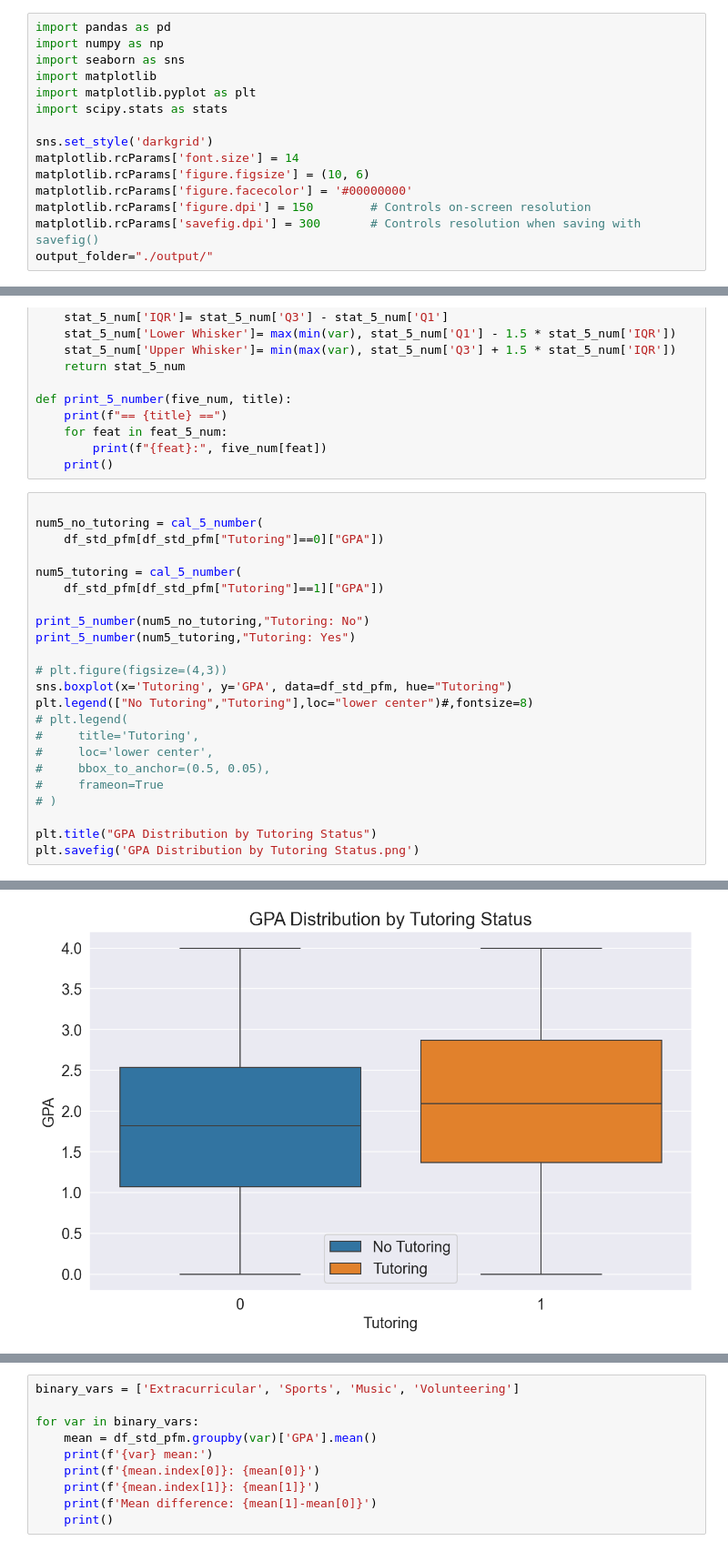
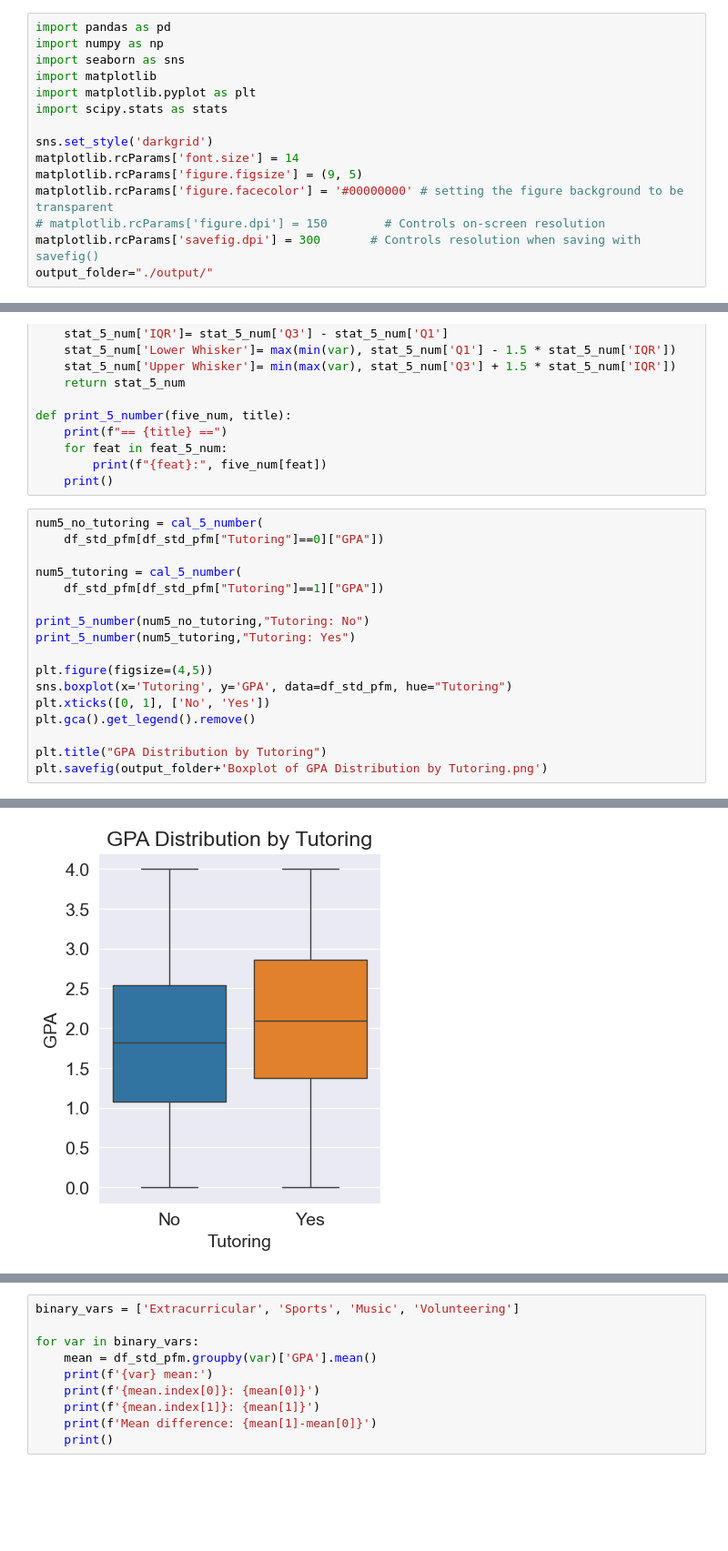
Before and after one commit to T-Naing/Jupyter, a Jupyter notebook: EDA_student_performance/EDA_student_performance.ipynb, the cells around one changed output, grey strips where cells are left out. Shown at 91% size. Drawn from its saved outputs; the diff is of its cells as text; blank space fills up the shorter version.

```diff
--- a/EDA_student_performance/EDA_student_performance.ipynb
+++ b/EDA_student_performance/EDA_student_performance.ipynb
@@ -63,8 +45,8 @@ import scipy.stats as stats
 
 sns.set_style('darkgrid')
 matplotlib.rcParams['font.size'] = 14
-matplotlib.rcParams['figure.figsize'] = (10, 6)
-matplotlib.rcParams['figure.facecolor'] = '#00000000'
-matplotlib.rcParams['figure.dpi'] = 150        # Controls on-screen resolution
+matplotlib.rcParams['figure.figsize'] = (9, 5)
+matplotlib.rcParams['figure.facecolor'] = '#00000000' # setting the figure background to be transparent
+# matplotlib.rcParams['figure.dpi'] = 150        # Controls on-screen resolution
 matplotlib.rcParams['savefig.dpi'] = 300       # Controls resolution when saving with savefig()
 output_folder="./output/"
@@ -228,42 +223,36 @@ def print_5_number(five_num, title):
         print(f"{feat}:", five_num[feat])
     print()
 # %%
-
 num5_no_tutoring = cal_5_number(
     df_std_pfm[df_std_pfm["Tutoring"]==0]["GPA"])
 
 num5_tutoring = cal_5_number(
     df_std_pfm[df_std_pfm["Tutoring"]==1]["GPA"])
 
 print_5_number(num5_no_tutoring,"Tutoring: No")
 print_5_number(num5_tutoring,"Tutoring: Yes")
 
-# plt.figure(figsize=(4,3))
+plt.figure(figsize=(4,5))
 sns.boxplot(x='Tutoring', y='GPA', data=df_std_pfm, hue="Tutoring")
-plt.legend(["No Tutoring","Tutoring"],loc="lower center")#,fontsize=8)
-# plt.legend(
-#     title='Tutoring',
-#     loc='lower center',
-#     bbox_to_anchor=(0.5, 0.05),
-#     frameon=True
-# )
+plt.xticks([0, 1], ['No', 'Yes'])
+plt.gca().get_legend().remove()
 
-plt.title("GPA Distribution by Tutoring Status")
-plt.savefig('GPA Distribution by Tutoring Status.png')
+plt.title("GPA Distribution by Tutoring")
+plt.savefig(output_folder+'Boxplot of GPA Distribution by Tutoring.png')
 # %% [output]
 == Tutoring: No ==
 Median: 1.8186125604584331
 Q1: 1.0720206708895483
 Q3: 2.539722493917867
 IQR: 1.4677018230283185
 Lower Whisker: 0.0
 Upper Whisker: 4.0
 
 == Tutoring: Yes ==
 Median: 2.0956913654305778
 Q1: 1.3711850388917164
 Q3: 2.864498066852598
 IQR: 1.4933130279608815
 Lower Whisker: 0.0
 Upper Whisker: 4.0
-[figure, old version]
+[figure, new version]
```
Also changed, not shown: parts of 94 cells of this notebook, 30 other files.
